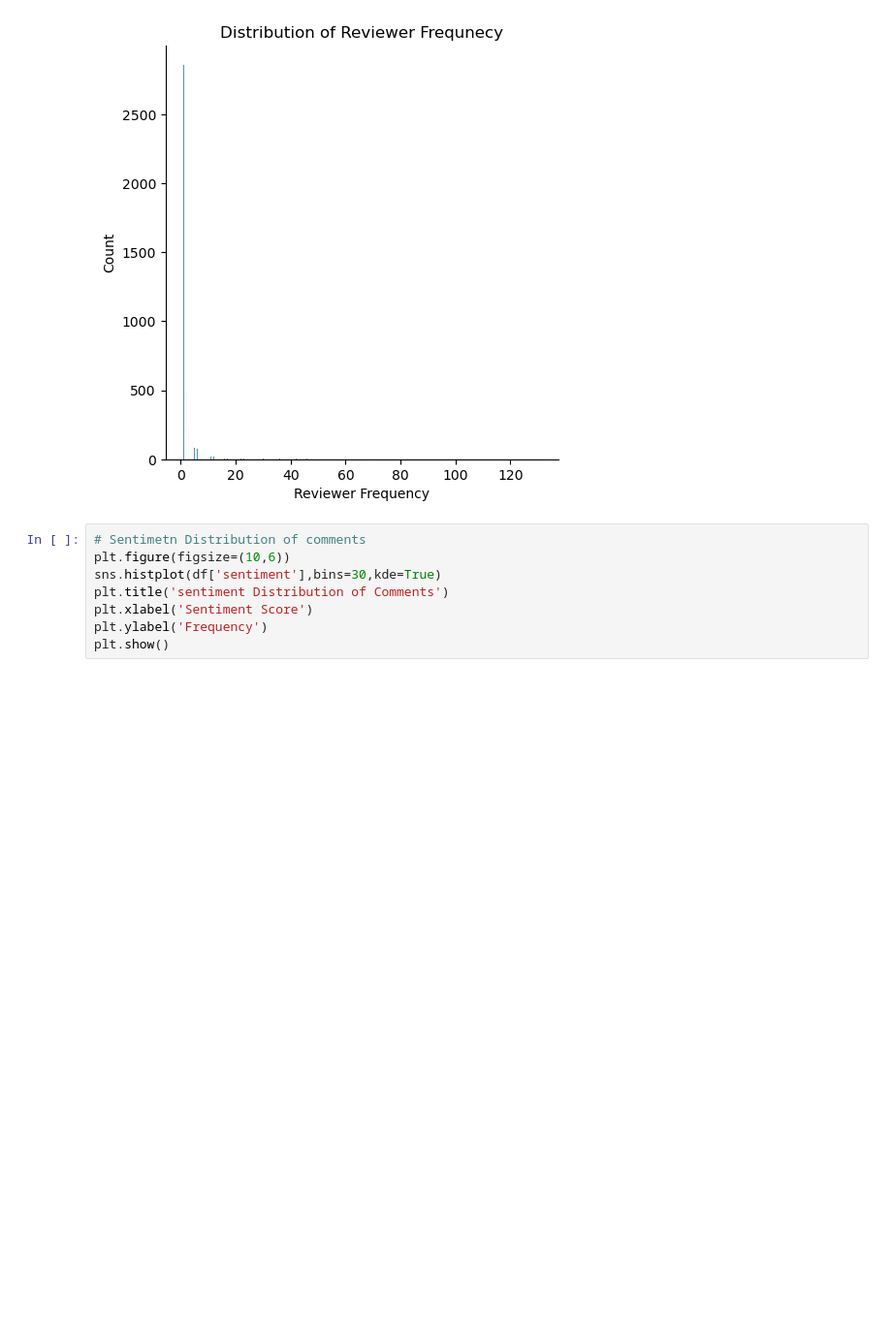
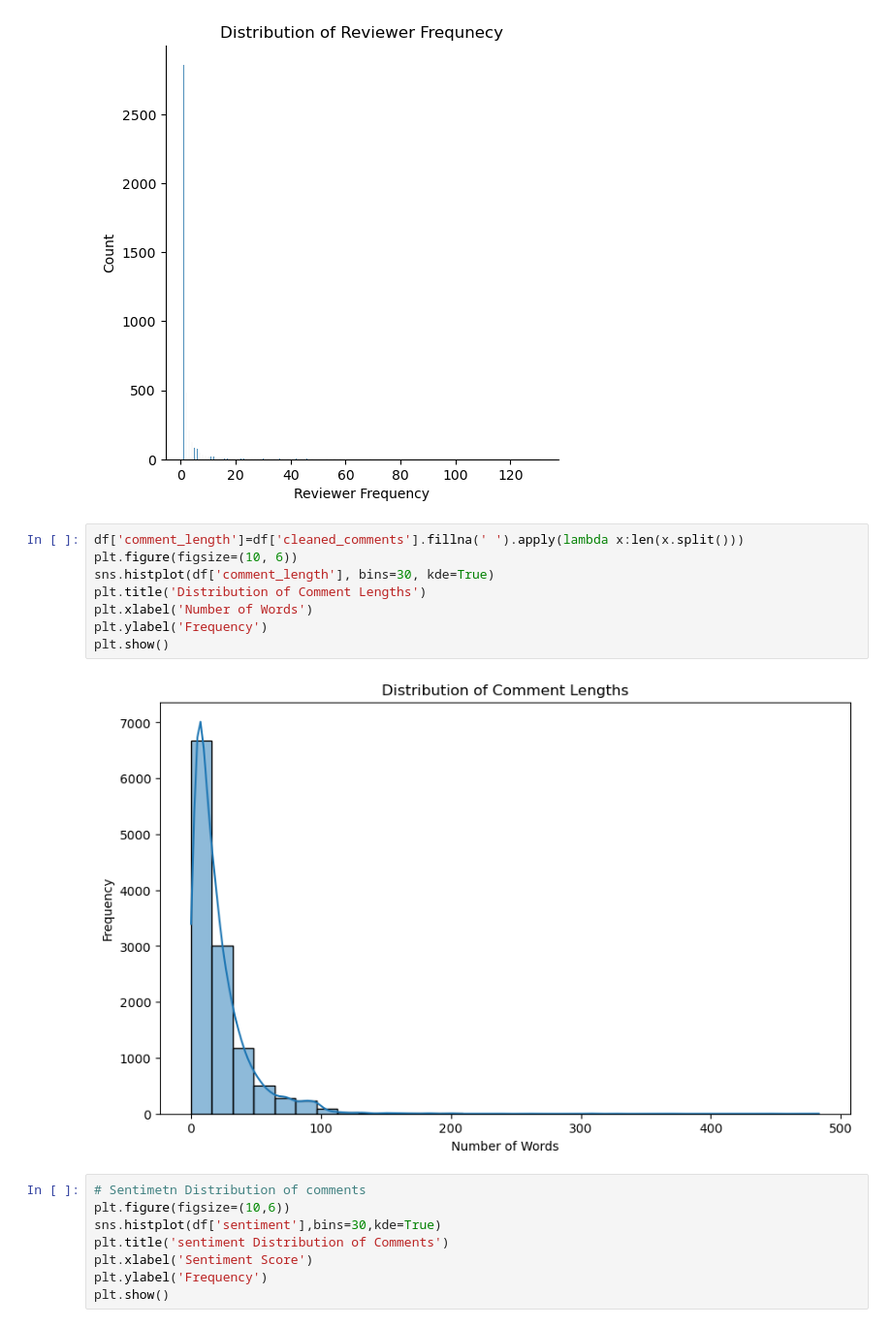
Before and after one commit to bishanbhandari/Data-Science--Text-and-NLP-Projects-, a Jupyter notebook: AirBnb Reviews Analysis/MachineLearning.ipynb, the cells around one changed output. Shown at 97% size. Drawn from its saved outputs; the diff is of its cells as text; blank space fills up the shorter version.

Commit message:
Plots

```diff
--- a/AirBnb Reviews Analysis/MachineLearning.ipynb
+++ b/AirBnb Reviews Analysis/MachineLearning.ipynb
@@ -127,6 +127,16 @@ plt.show()
 # %% [output]
 <Figure size 1000x800 with 0 Axes>
 [figure]
+# %%
+df['comment_length']=df['cleaned_comments'].fillna(' ').apply(lambda x:len(x.split()))
+plt.figure(figsize=(10, 6))
+sns.histplot(df['comment_length'], bins=30, kde=True)
+plt.title('Distribution of Comment Lengths')
+plt.xlabel('Number of Words')
+plt.ylabel('Frequency')
+plt.show()
+# %% [output]
+[figure, added]
 # %%
 # Sentimetn Distribution of comments
 plt.figure(figsize=(10,6))
```
Also changed, not shown: parts of 3 cells of this notebook.
